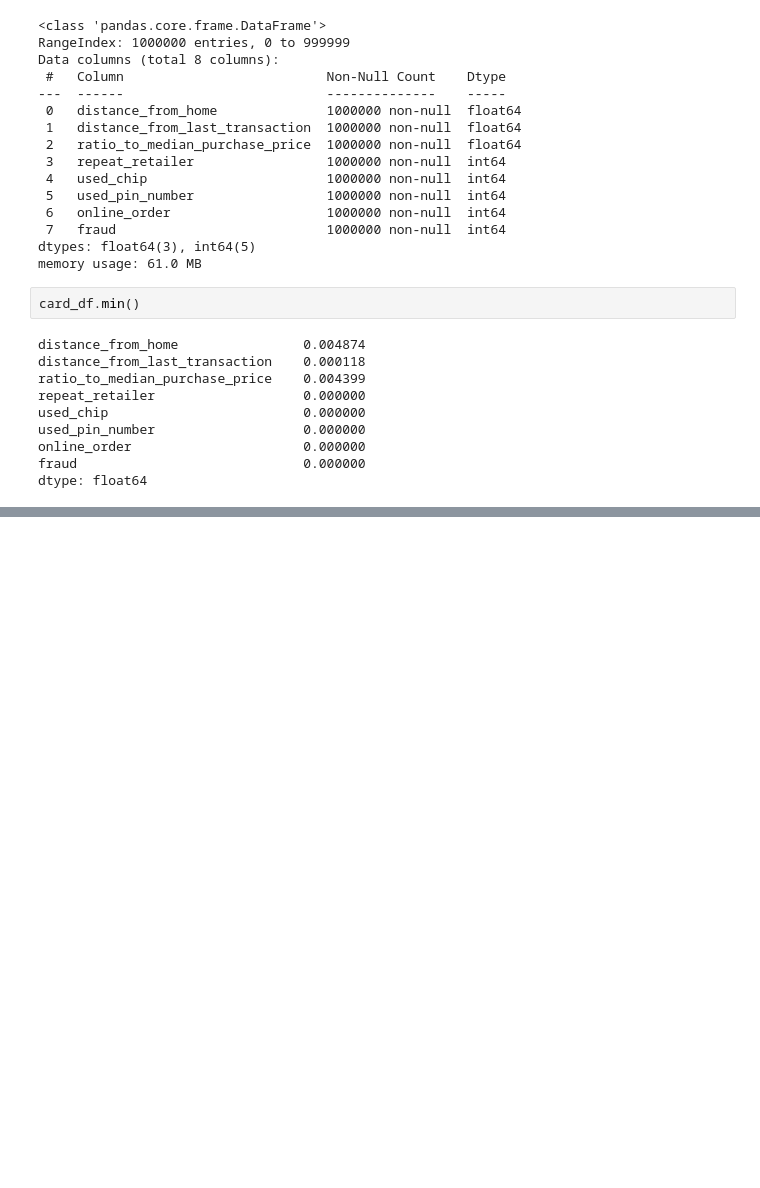
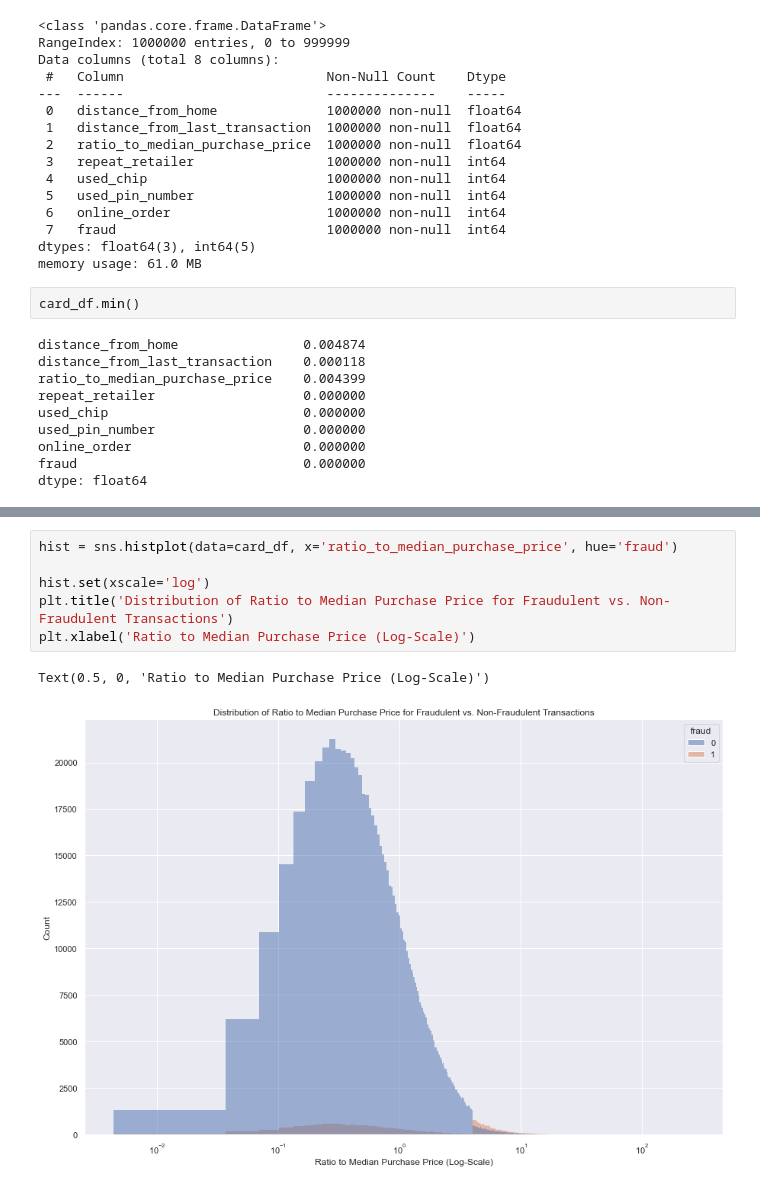
Before and after one commit to Sreevatsa03/credit-card-fraud-detection, a Jupyter notebook: card_EDA.ipynb, the cells around one changed output, grey strips where cells are left out. Drawn from its saved outputs; the diff is of its cells as text; blank space fills up the shorter version.

```diff
--- a/card_EDA.ipynb
+++ b/card_EDA.ipynb
@@ -121,4 +125,13 @@ card_df.describe()
 | 50% | 9.967760 | 0.998650 | 0.997717 | 1.000000 | 0.000000 | ... |
 | 75% | 25.743985 | 3.355748 | 2.096370 | 1.000000 | 1.000000 | ... |
 | max | 10632.723672 | 11851.104565 | 267.802942 | 1.000000 | 1.000000 | ... |
+# %%
+hist = sns.histplot(data=card_df, x='ratio_to_median_purchase_price', hue='fraud')
+
+hist.set(xscale='log')
+plt.title('Distribution of Ratio to Median Purchase Price for Fraudulent vs. Non-Fraudulent Transactions')
+plt.xlabel('Ratio to Median Purchase Price (Log-Scale)')
+# %% [output]
+Text(0.5, 0, 'Ratio to Median Purchase Price (Log-Scale)')
+[figure, added]
 # %%
```
Also changed, not shown: parts of 4 cells of this notebook.
